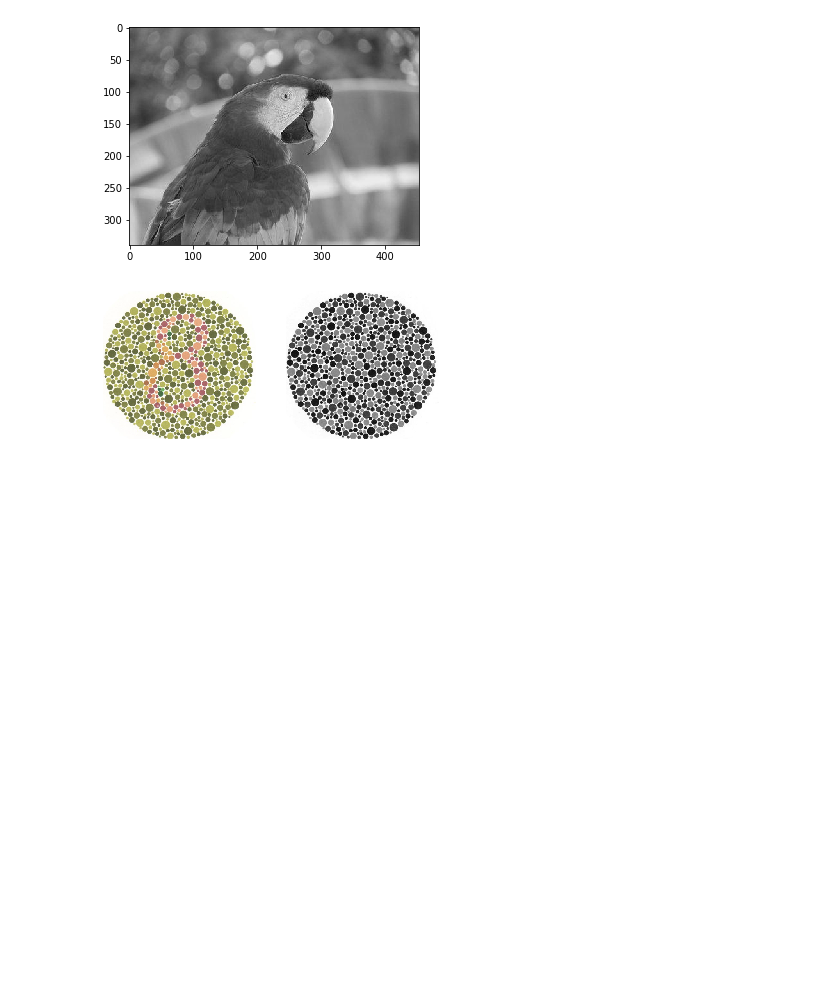
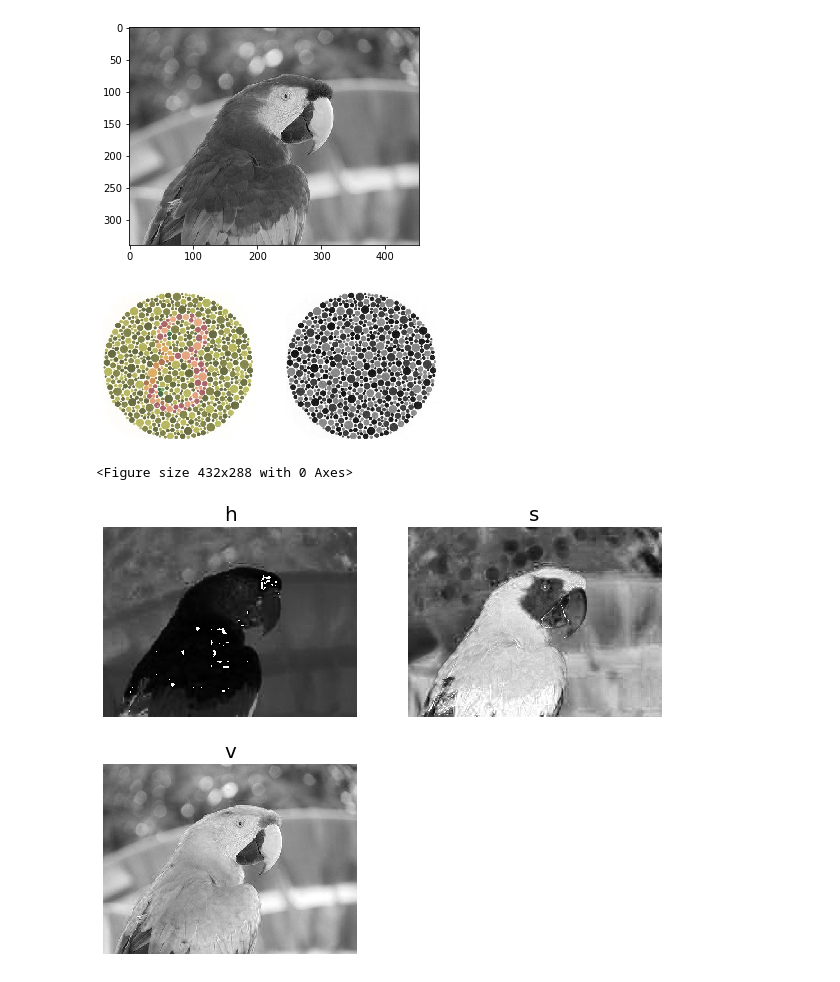
Before and after one commit to damiansp/completePython, a Jupyter notebook: image_processing/hands_on/01_image_io_and_display/02_color_spaces.py.ipynb, the cells around one changed output. Saved outputs shown, nothing was run; the diff lists cells and outputs as text; code cells hidden in the pictures; blank space fills up the shorter version.

```diff
--- a/image_processing/hands_on/01_image_io_and_display/02_color_spaces.py.ipynb
+++ b/image_processing/hands_on/01_image_io_and_display/02_color_spaces.py.ipynb
@@ -47,3 +45,30 @@ plt.imshow(im_g, cmap='gray')
 plt.axis('off');
 # %% [output]
 [figure]
+# %%
+im = imread(f'{IMG}/parrot.png')
+im_hsv = color.rgb2hsv(im)
+
+plt.gray()
+plt.figure(figsize=(10, 8))
+
+plt.subplot(221)
+plt.imshow(im_hsv[..., 0])
+plt.title('h', size=20)
+plt.axis('off')
+
+plt.subplot(222)
+plt.imshow(im_hsv[..., 1])
+plt.title('s', size=20)
+plt.axis('off')
+
+plt.subplot(223)
+plt.imshow(im_hsv[..., 2])
+plt.title('v', size=20)
+plt.axis('off')
+
+plt.subplot(224)
+plt.axis('off');
+# %% [output]
+<Figure size 432x288 with 0 Axes>
+[figure, added]
```
Also changed, not shown: parts of 2 cells of this notebook.
